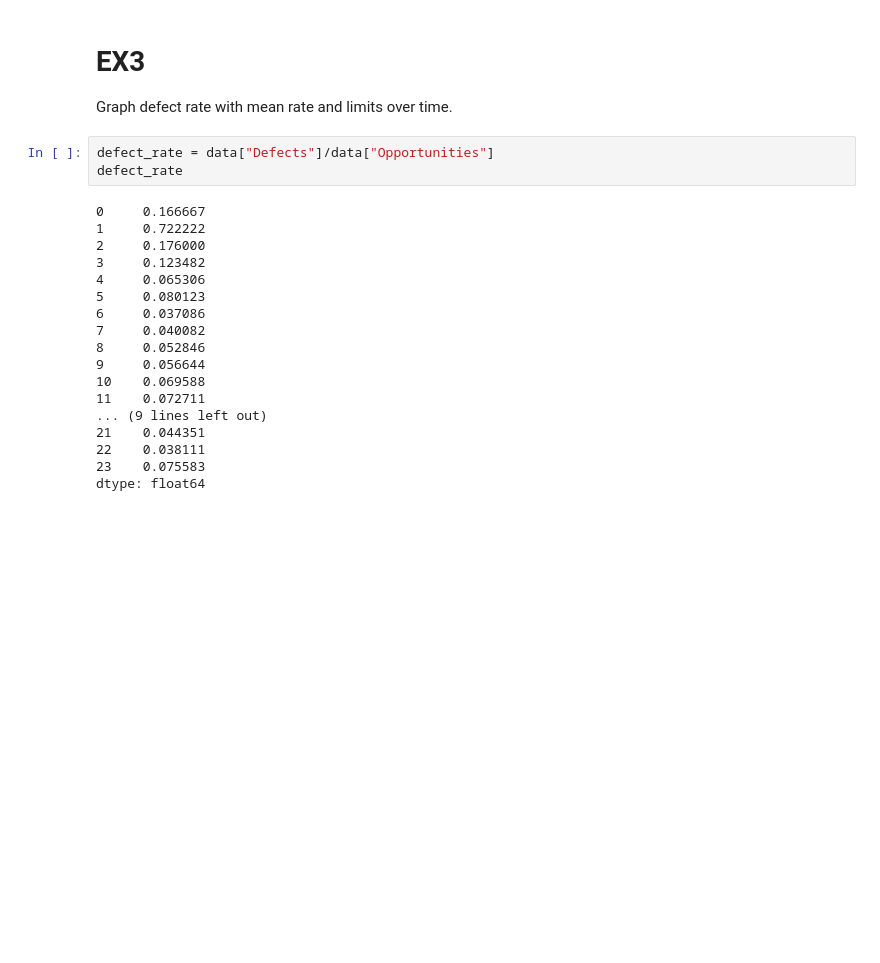
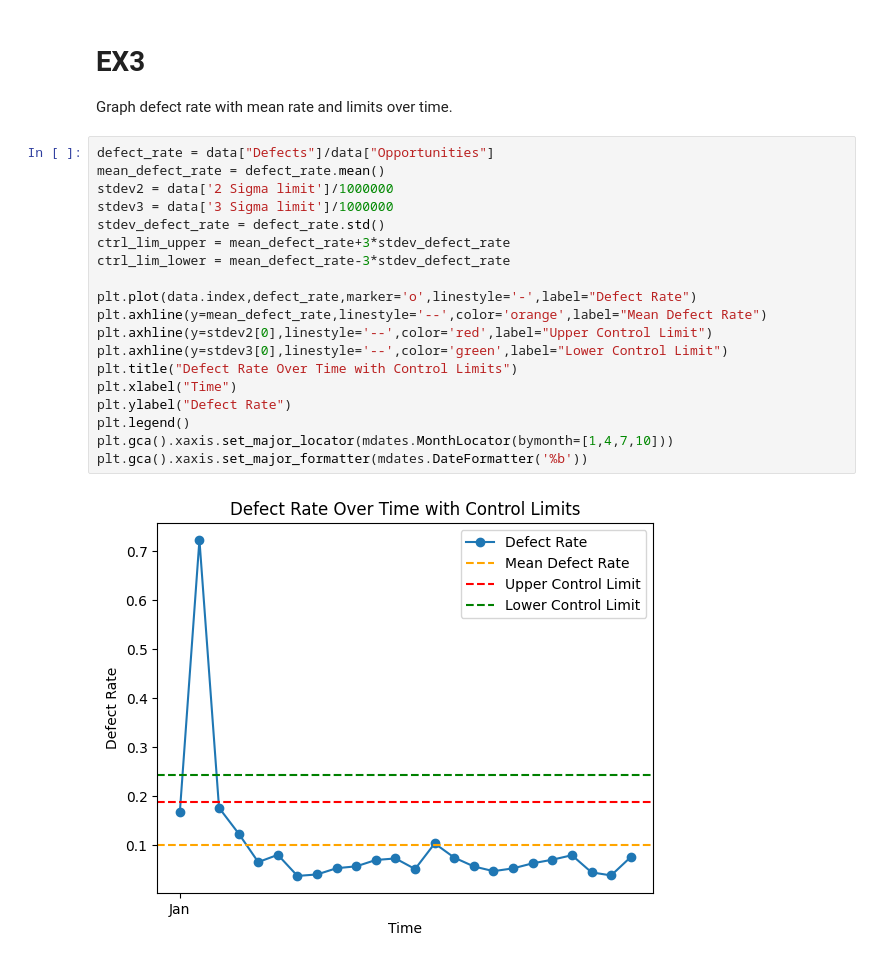
Before and after one commit to Zenog400/ds-m1-0424-code-solutions, a Jupyter notebook: visualization-project-laptop-defects/Laptop Defects.ipynb, the cells around one changed output. Saved outputs shown, nothing was run; the diff lists cells and outputs as text; blank space fills up the shorter version.

```diff
--- a/visualization-project-laptop-defects/Laptop Defects.ipynb
+++ b/visualization-project-laptop-defects/Laptop Defects.ipynb
@@ -44,24 +45,24 @@ data.plot("Month", "Opportunities", marker="o")
 # EX3
 
 Graph defect rate with mean rate and limits over time.
-# %%
-defect_rate = data["Defects"]/data["Opportunities"]
-defect_rate
-# %% [output]
-0     0.166667
-1     0.722222
-2     0.176000
-3     0.123482
-4     0.065306
-5     0.080123
-6     0.037086
-7     0.040082
-8     0.052846
-9     0.056644
-10    0.069588
-11    0.072711
-... (9 lines left out)
-21    0.044351
-22    0.038111
-23    0.075583
-dtype: float64
+# %%
+defect_rate = data["Defects"]/data["Opportunities"]
+mean_defect_rate = defect_rate.mean()
+stdev2 = data['2 Sigma limit']/1000000
+stdev3 = data['3 Sigma limit']/1000000
+stdev_defect_rate = defect_rate.std()
+ctrl_lim_upper = mean_defect_rate+3*stdev_defect_rate
+ctrl_lim_lower = mean_defect_rate-3*stdev_defect_rate
+
+plt.plot(data.index,defect_rate,marker='o',linestyle='-',label="Defect Rate")
+plt.axhline(y=mean_defect_rate,linestyle='--',color='orange',label="Mean Defect Rate")
+plt.axhline(y=stdev2[0],linestyle='--',color='red',label="Upper Control Limit")
+plt.axhline(y=stdev3[0],linestyle='--',color='green',label="Lower Control Limit")
+plt.title("Defect Rate Over Time with Control Limits")
+plt.xlabel("Time")
+plt.ylabel("Defect Rate")
+plt.legend()
+plt.gca().xaxis.set_major_locator(mdates.MonthLocator(bymonth=[1,4,7,10]))
+plt.gca().xaxis.set_major_formatter(mdates.DateFormatter('%b'))
+# %% [output]
+[figure, added]
```
Also changed, not shown: parts of 3 cells of this notebook.
